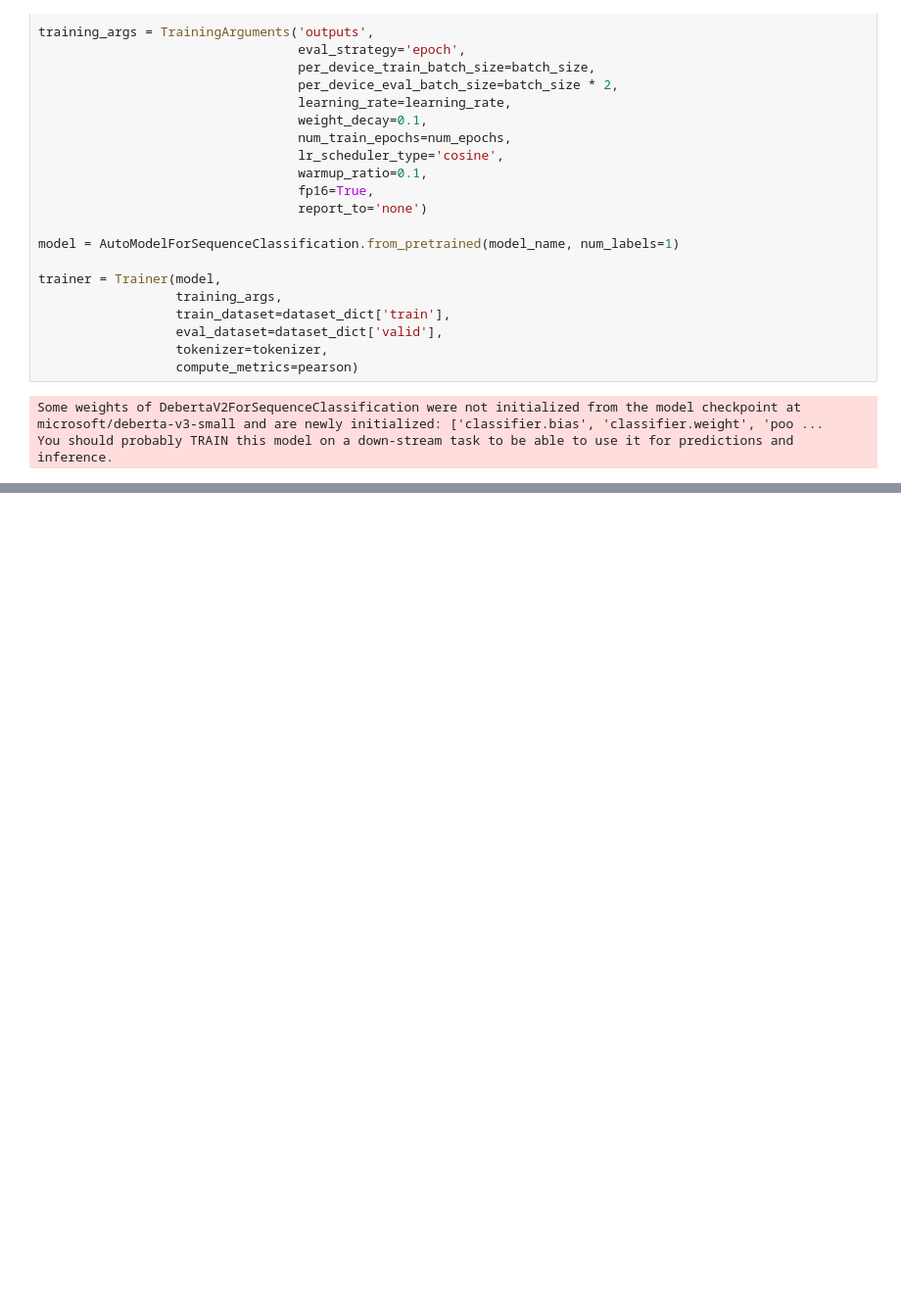
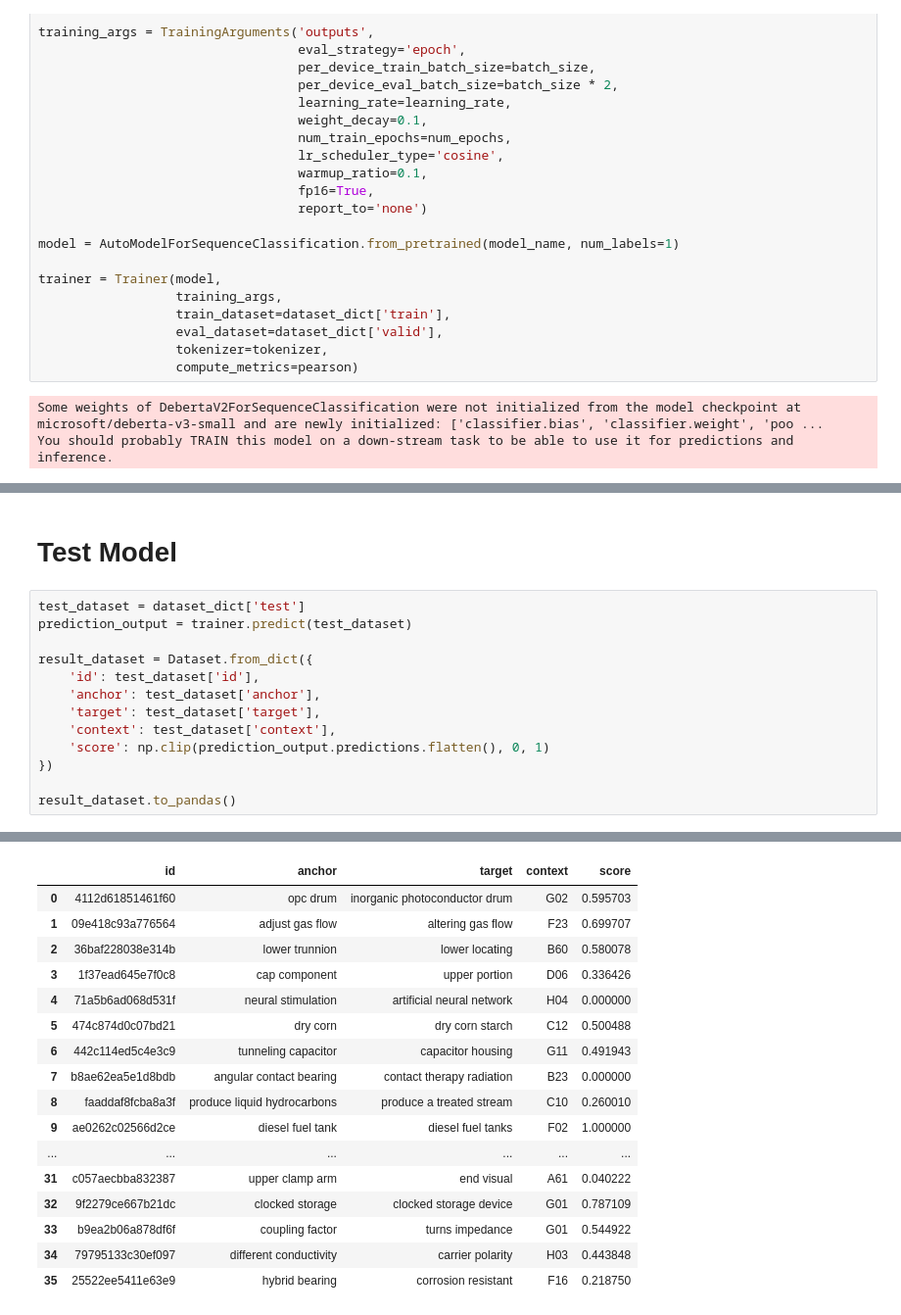
Before and after one commit to jamieoliver/us-patents-240918, a Jupyter notebook: us-patents.ipynb, the cells around one changed output, grey strips where cells are left out. Shown: that part at 98% size. Drawn from its saved outputs; the diff is of its cells as text; blank space fills up the shorter version.

Commit message:
Test model

```diff
--- a/us-patents.ipynb
+++ b/us-patents.ipynb
@@ -260,0 +262,16 @@ TrainOutput(global_step=856, training_loss=0.025301005795737293, metrics={'train
+# %% [markdown]
+# Test Model
+# %%
+test_dataset = dataset_dict['test']
+prediction_output = trainer.predict(test_dataset)
+
+result_dataset = Dataset.from_dict({
+    'id': test_dataset['id'],
+    'anchor': test_dataset['anchor'],
+    'target': test_dataset['target'],
+    'context': test_dataset['context'],
+    'score': np.clip(prediction_output.predictions.flatten(), 0, 1)
+})
+
+result_dataset.to_pandas()
+# %% [output]
@@ -260,0 +279,17 @@ TrainOutput(global_step=856, training_loss=0.025301005795737293, metrics={'train
+|  | id | anchor | target | context | score |
+| 0 | 4112d61851461f60 | opc drum | inorganic photoconductor drum | G02 | 0.595703 |
+| 1 | 09e418c93a776564 | adjust gas flow | altering gas flow | F23 | 0.699707 |
+| 2 | 36baf228038e314b | lower trunnion | lower locating | B60 | 0.580078 |
+| 3 | 1f37ead645e7f0c8 | cap component | upper portion | D06 | 0.336426 |
+| 4 | 71a5b6ad068d531f | neural stimulation | artificial neural network | H04 | 0.000000 |
+| 5 | 474c874d0c07bd21 | dry corn | dry corn starch | C12 | 0.500488 |
+| 6 | 442c114ed5c4e3c9 | tunneling capacitor | capacitor housing | G11 | 0.491943 |
+| 7 | b8ae62ea5e1d8bdb | angular contact bearing | contact therapy radiation | B23 | 0.000000 |
+| 8 | faaddaf8fcba8a3f | produce liquid hydrocarbons | produce a treated stream | C10 | 0.260010 |
+| 9 | ae0262c02566d2ce | diesel fuel tank | diesel fuel tanks | F02 | 1.000000 |
+| ... | ... | ... | ... | ... | ... |
+| 31 | c057aecbba832387 | upper clamp arm | end visual | A61 | 0.040222 |
+| 32 | 9f2279ce667b21dc | clocked storage | clocked storage device | G01 | 0.787109 |
+| 33 | b9ea2b06a878df6f | coupling factor | turns impedance | G01 | 0.544922 |
+| 34 | 79795133c30ef097 | different conductivity | carrier polarity | H03 | 0.443848 |
+| 35 | 25522ee5411e63e9 | hybrid bearing | corrosion resistant | F16 | 0.218750 |
```
Also changed, not shown: parts of 4 cells of this notebook.
